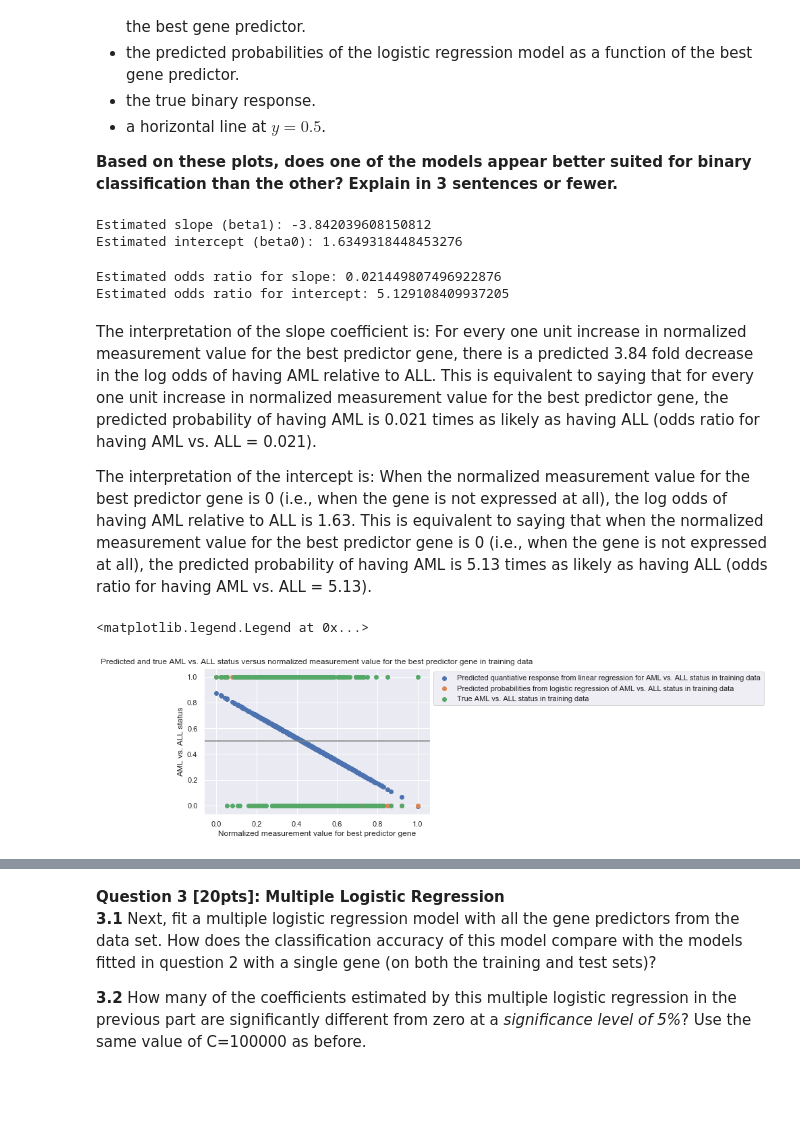
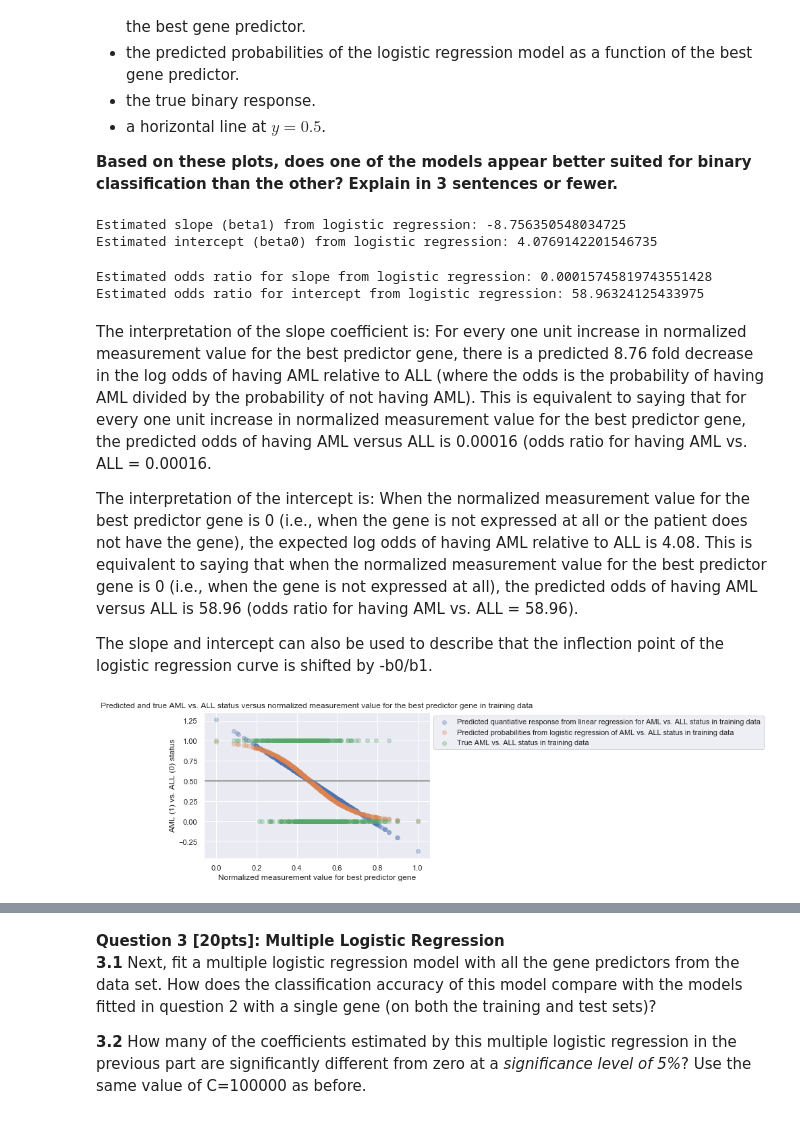
Before and after one commit to ccc255/2019-CS109A, a Jupyter notebook: cs109a_hw4/cs109a_HW4.ipynb, the cells around one changed output, grey strips where cells are left out. Saved outputs shown, nothing was run; the diff lists cells and outputs as text; code cells hidden in the pictures; blank space fills up the shorter version.

```diff
--- a/cs109a_hw4/cs109a_HW4.ipynb
+++ b/cs109a_hw4/cs109a_HW4.ipynb
@@ -159,0 +139,6 @@ X_train_scaled = pd.DataFrame(scaler.transform(X_train), columns = X_train.colum
+# %%
+# Normalize values of each predictor in the train set
+
+scaler = MinMaxScaler().fit(X_train)
+
+X_train_scaled = pd.DataFrame(scaler.transform(X_train), index = X_train.index, columns = X_train.columns)
@@ -425,22 +416,23 @@ Linear regression accuracy on testing set: 0.5894039735099338
 **Remember, you need to set the regularization parameter for sklearn's logistic regression function to be a very large value in order to **not** regularize (use 'C=100000').
 # %%
 # Fit logistic regression model to training set
-logreg = LogisticRegression(C=10000, fit_intercept=True)
+logreg = LogisticRegression(C=10000, fit_intercept=True, solver='liblinear')
+# I am using the default solver = liblinear because it is most appropriate for small samples per the sklearn documentation and therefore it may have the most power
+# I am using the default for max_iter = 100 because it is most efficient and the model converges with it
+# I am using an intercept because it does not make sense to constrain the intercept to 0 for this model. There can be a baseline risk of AML vs. ALL without any expression of the best predictor gene
 logreg.fit(X_train_scaled_reshape, y_train)
 
 # Predictions on training set
 logreg_y_hat_train = logreg.predict(X_train_scaled_reshape)
+logreg_y_hat_train_proba = logreg.predict_proba(X_train_scaled_reshape)
 
 # Predictions on testing set
 logreg_y_hat_test = logreg.predict(X_test_scaled_reshape)
+logreg_y_hat_test_proba = logreg.predict_proba(X_test_scaled_reshape)
 
 # Evaluate accuracy on training set
 print('Logistic regression accuracy on training set:', accuracy_score(y_train, logreg_y_hat_train))
 
 # Evaluate accuracy on testing set
 print('Logistic regression accuracy on testing set:', accuracy_score(y_test, logreg_y_hat_test))
-
-
-# Why does lab6 not have C=100000 and fit_intercept=True
-# Should I be using X_train_scaled_reshape or X_train_scaled in lr.fit???
 # %% [output]
@@ -464,40 +452,41 @@ How do the training and test classification accuracies of this model compare wit
 **Based on these plots, does one of the models appear better suited for binary classification than the other?  Explain in 3 sentences or fewer.**
 # %%
 # Show coefficient estimate for the best predictor gene
-print('Estimated slope (beta1):', logreg.coef_[0][0])
+print('Estimated slope (beta1) from logistic regression:', logreg.coef_[0][0])
 
 # Show intercept estimate
-print('Estimated intercept (beta0):', logreg.intercept_[0])
+print('Estimated intercept (beta0) from logistic regression:', logreg.intercept_[0])
 # %% [output]
-Estimated slope (beta1): -3.842039608150812
-Estimated intercept (beta0): 1.6349318448453276
+Estimated slope (beta1) from logistic regression: -8.756350548034725
+Estimated intercept (beta0) from logistic regression: 4.0769142201546735
 # %%
 # Translate log odds to odds ratios
-print('Estimated odds ratio for slope:', np.exp(logreg.coef_[0][0]))
-print('Estimated odds ratio for intercept:', np.exp(logreg.intercept_[0]))
+print('Estimated odds ratio for slope from logistic regression:', np.exp(logreg.coef_[0][0]))
+print('Estimated odds ratio for intercept from logistic regression:', np.exp(logreg.intercept_[0]))
 # %% [output]
-Estimated odds ratio for slope: 0.021449807496922876
-Estimated odds ratio for intercept: 5.129108409937205
+Estimated odds ratio for slope from logistic regression: 0.00015745819743551428
+Estimated odds ratio for intercept from logistic regression: 58.96324125433975
 # %% [markdown]
-The interpretation of the slope coefficient is: For every one unit increase in normalized measurement value for the best predictor gene, there is a predicted 3.84 fold decrease in the log odds of having AML relative to ALL. This is equivalent to saying that for every one unit increase in normalized measurement value for the best predictor gene, the predicted probability of having AML is 0.021 times as likely as having ALL (odds ratio for having AML vs. ALL = 0.021).
+The interpretation of the slope coefficient is: For every one unit increase in normalized measurement value for the best predictor gene, there is a predicted 8.76 fold decrease in the log odds of having AML relative to ALL (where the odds is the probability of having AML divided by the probability of not having AML). This is equivalent to saying that for every one unit increase in normalized measurement value for the best predictor gene, the predicted odds of having AML versus ALL is 0.00016 (odds ratio for having AML vs. ALL = 0.00016.
 
-The interpretation of the intercept is: When the normalized measurement value for the best predictor gene is 0 (i.e., when the gene is not expressed at all), the log odds of having AML relative to ALL is 1.63. This is equivalent to saying that when the normalized measurement value for the best predictor gene is 0 (i.e., when the gene is not expressed at all), the predicted probability of having AML is 5.13 times as likely as having ALL (odds ratio for having AML vs. ALL = 5.13).
+The interpretation of the intercept is: When the normalized measurement value for the best predictor gene is 0 (i.e., when the gene is not expressed at all or the patient does not have the gene), the expected log odds of having AML relative to ALL is 4.08. This is equivalent to saying that when the normalized measurement value for the best predictor gene is 0 (i.e., when the gene is not expressed at all), the predicted odds of having AML versus ALL is 58.96 (odds ratio for having AML vs. ALL = 58.96).
+
+The slope and intercept can also be used to describe that the inflection point of the logistic regression curve is shifted by -b0/b1.
 # %%
 # Plot for training data
 
-ax = plt.subplot(111)
-plt.scatter(X_train_scaled_reshape, predicted_y_train, alpha = 0.3, label = 'Predicted quantiative response from linear regression for AML vs. ALL status in training data')
-plt.scatter(X_train_scaled_reshape, logreg_y_hat_train, alpha = 0.3, label = 'Predicted probabilities from logistic regression of AML vs. ALL status in training data')
-plt.scatter(X_train_scaled_reshape, y_train, alpha = 0.3, label = 'True AML vs. ALL status in training data')
-plt.axhline(0.5, color="gray")
-plt.xlabel('Normalized measurement value for best predictor gene')
-plt.ylabel('AML (1) vs. ALL (0) status')
-plt.title('Predicted and true AML vs. ALL status versus normalized measurement value for the best predictor gene in training data')
+ax = plt.subplot(111);
+plt.scatter(X_train_scaled_reshape, predicted_y_train, alpha = 0.3, label = 'Predicted quantiative response from linear regression for AML vs. ALL status in training data');
+plt.scatter(X_train_scaled_reshape, logreg_y_hat_train_proba[:,1], alpha = 0.3, label = 'Predicted probabilities from logistic regression of AML vs. ALL status in training data');
+plt.scatter(X_train_scaled_reshape, y_train, alpha = 0.3, label = 'True AML vs. ALL status in training data');
+plt.axhline(0.5, color="gray");
+plt.xlabel('Normalized measurement value for best predictor gene');
+plt.ylabel('AML (1) vs. ALL (0) status');
+plt.title('Predicted and true AML vs. ALL status versus normalized measurement value for the best predictor gene in training data');
 
-ax.legend(bbox_to_anchor=(1, 1))
+ax.legend(bbox_to_anchor=(1, 1));
 # %% [output]
-<matplotlib.legend.Legend at 0x...>
-[figure, old version]
+[figure, new version]
 # %%
 # Plot for testing data
 
```
Also changed, not shown: parts of 113 cells of this notebook, 18 other files.
